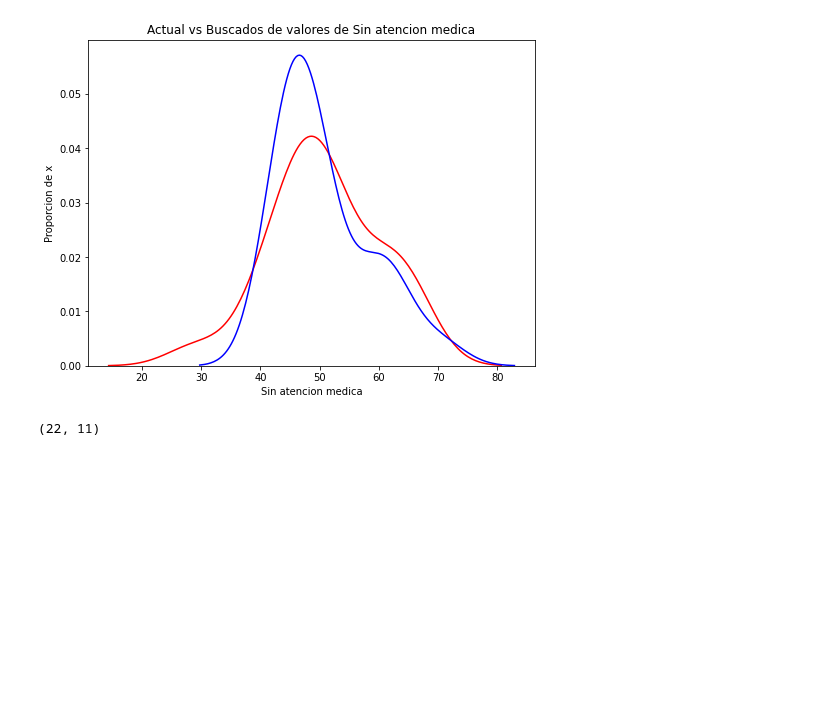
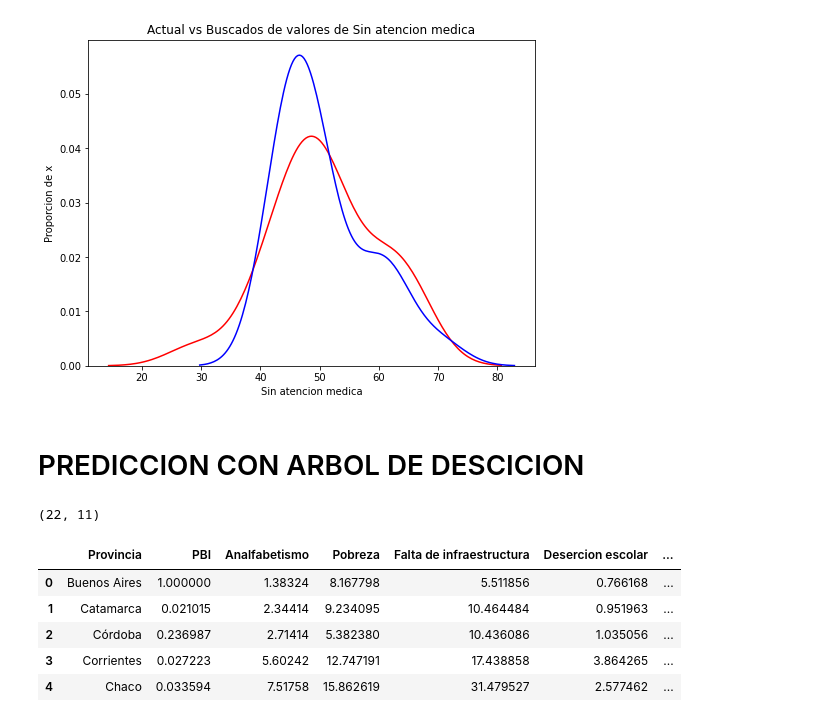
Before and after one commit to NestorDiazDataSC/Analisis-Data-Argentina, a Jupyter notebook: Analisis Argentina.ipynb, the cells around one changed output. Saved outputs shown, nothing was run; the diff lists cells and outputs as text; code cells hidden in the pictures; blank space fills up the shorter version.

```diff
--- a/Analisis Argentina.ipynb
+++ b/Analisis Argentina.ipynb
@@ -308,3 +328,5 @@ plt.show()
 plt.close()
 # %% [output]
 [figure]
+# %% [markdown]
+# PREDICCION CON ARBOL DE DESCICION
@@ -313,3 +351,12 @@ plt.close()
 df.shape
 # %% [output]
 (22, 11)
+# %%
+df.head()
+# %% [output]
+|  | Provincia | PBI | Analfabetismo | Pobreza | Falta de infraestructura | Desercion escolar | ... |
+| 0 | Buenos Aires | 1.000000 | 1.38324 | 8.167798 | 5.511856 | 0.766168 | ... |
+| 1 | Catamarca | 0.021015 | 2.34414 | 9.234095 | 10.464484 | 0.951963 | ... |
+| 2 | Córdoba | 0.236987 | 2.71414 | 5.382380 | 10.436086 | 1.035056 | ... |
+| 3 | Corrientes | 0.027223 | 5.60242 | 12.747191 | 17.438858 | 3.864265 | ... |
+| 4 | Chaco | 0.033594 | 7.51758 | 15.862619 | 31.479527 | 2.577462 | ... |
```
Also changed, not shown: parts of 15 cells of this notebook.
